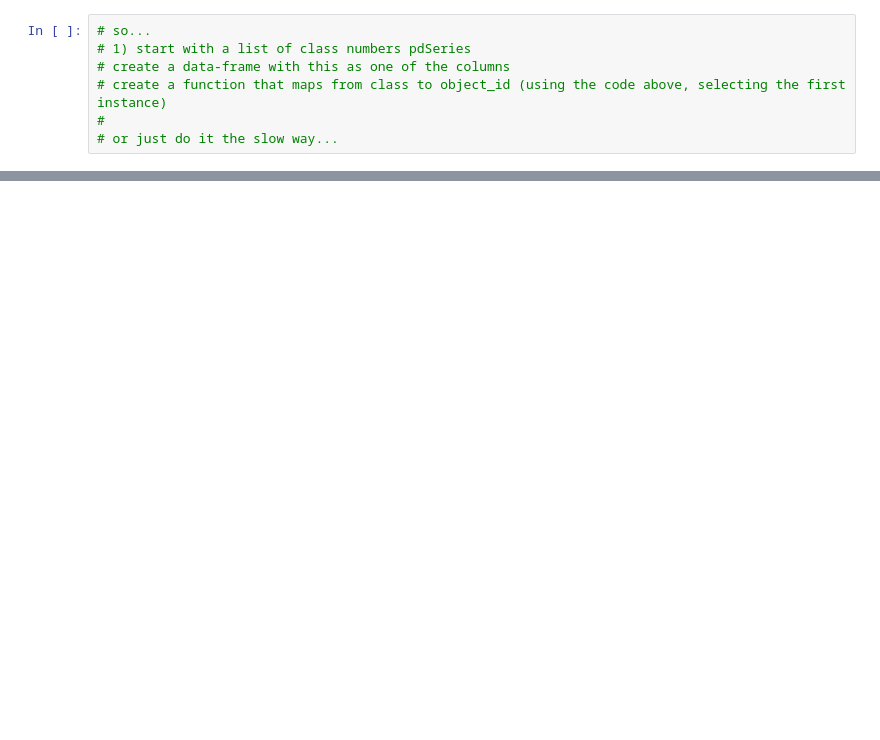
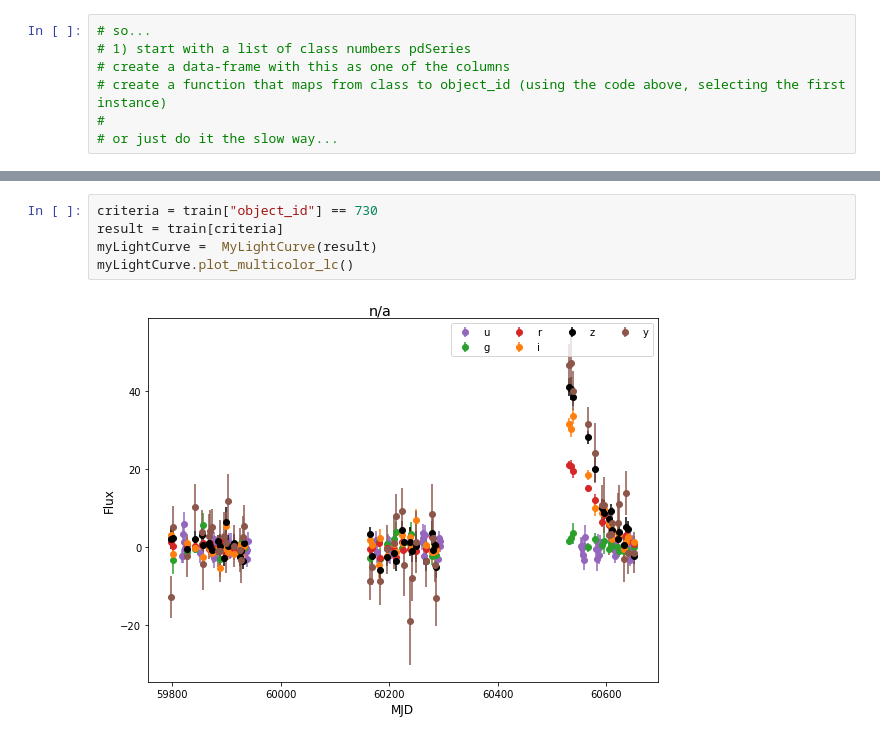
Before and after one commit to cwinsor/kaggle_plasticc, a Jupyter notebook: project/NB4_kaggle_plasticc_btrotta.ipynb, the cells around one changed output, grey strips where cells are left out. Saved outputs shown, nothing was run; the diff lists cells and outputs as text; blank space fills up the shorter version.

```diff
--- a/project/NB4_kaggle_plasticc_btrotta.ipynb
+++ b/project/NB4_kaggle_plasticc_btrotta.ipynb
@@ -826,0 +970,7 @@ print_it(92)
+# %%
+criteria = train["object_id"] == 730
+result = train[criteria]
+myLightCurve =  MyLightCurve(result)
+myLightCurve.plot_multicolor_lc()
+# %% [output]
+[figure, added]
```
Also changed, not shown: parts of 24 cells of this notebook.
